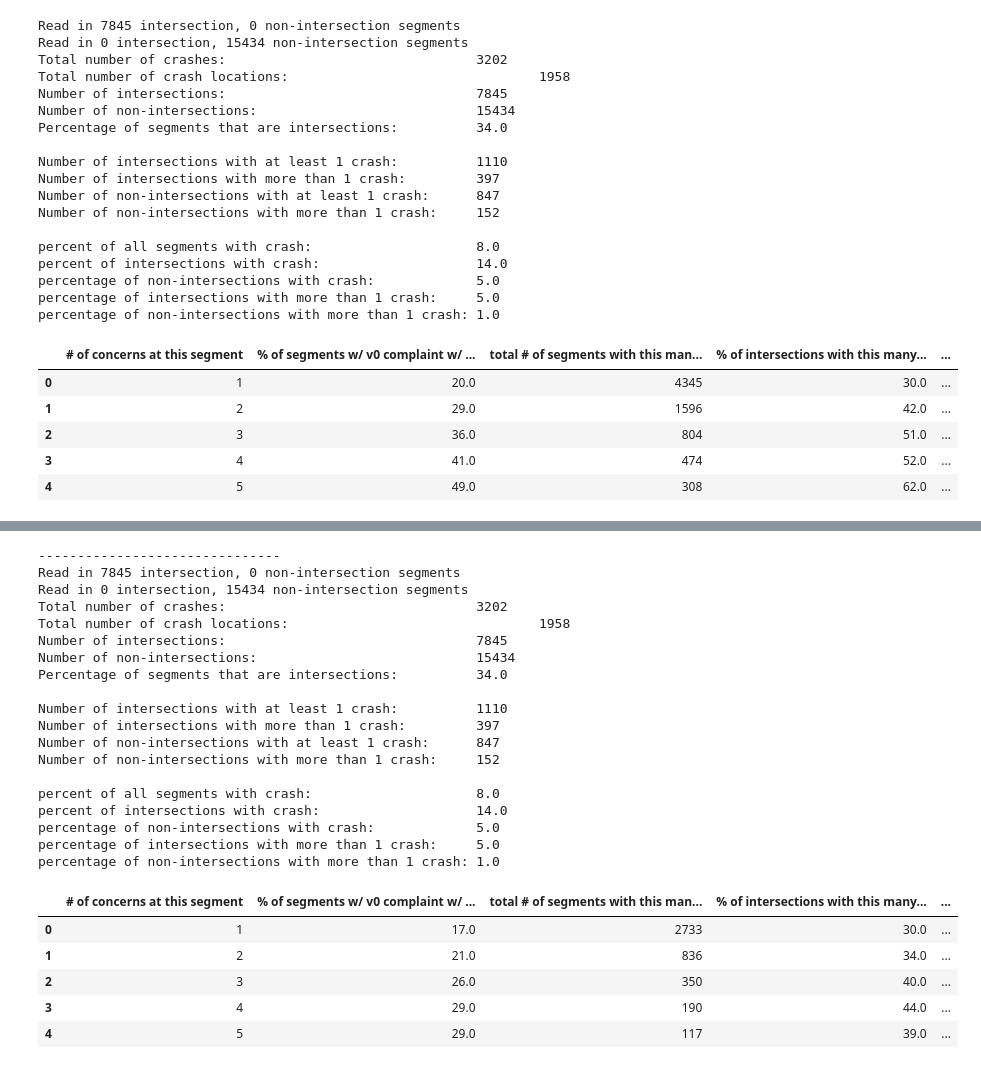
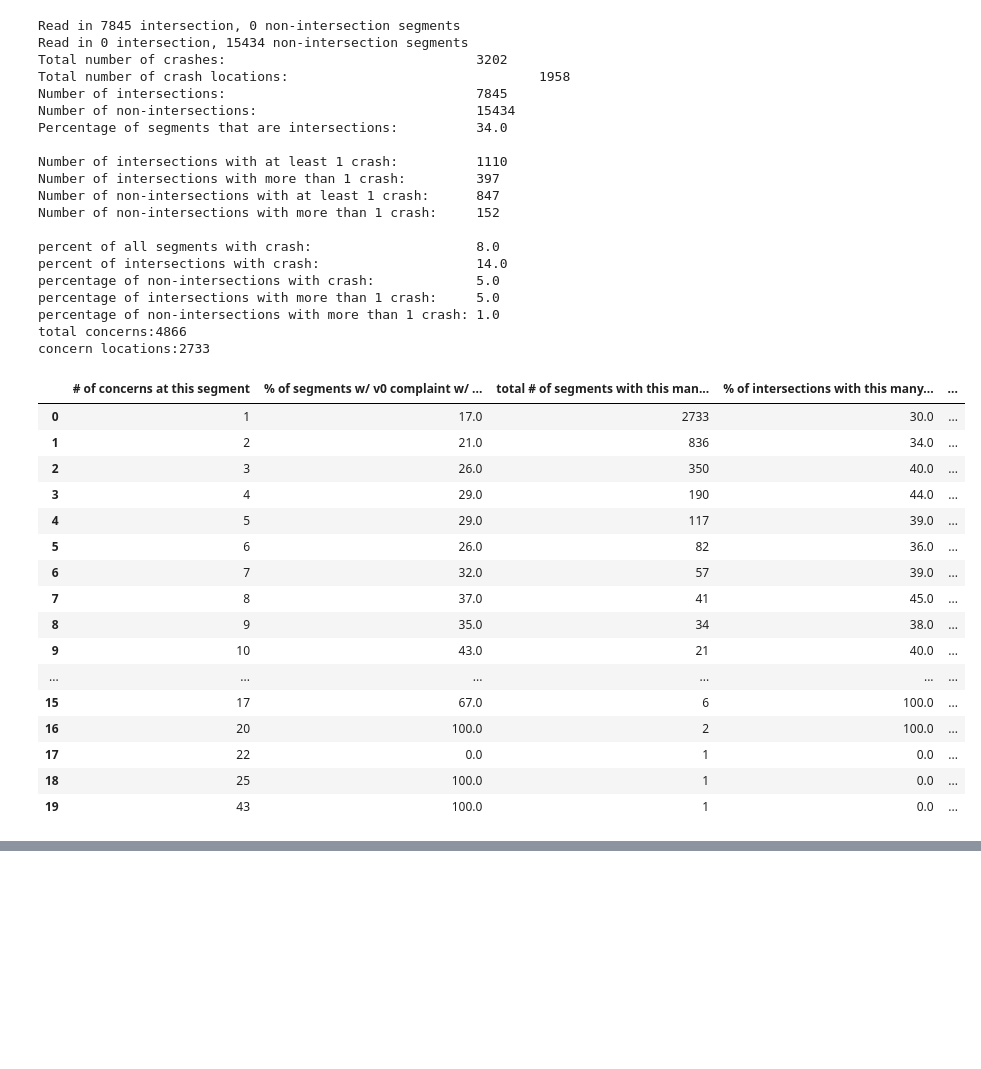
Before and after one commit to insight-lane/crash-model, a Jupyter notebook: notebooks/vision_zero_analysis.ipynb, the cells around one changed output, grey strips where cells are left out. Cells and saved outputs as stored; diff of their text form; code cells hidden in the pictures; blank space fills up the shorter version.

```diff
--- a/notebooks/vision_zero_analysis.ipynb
+++ b/notebooks/vision_zero_analysis.ipynb
@@ -58,7 +58,7 @@ def print_concern_summary(results):
     at varying counts of concerns?
     """
 
-    results = results[0:5]
+    results = results[0:20]
 
     display(pd.DataFrame(results, columns=[
         '# of concerns at this segment',
@@ -87,7 +87,7 @@ def print_concerns_by_type(results):
     df.sort_values(by="# of segments with this type of a request total", ascending=0)
     display(df)
 # %%
-def print_analysis_for_city(dir, crash_file, concern_file, category_field='REQUESTTYPE', years=None, cutoff=100):
+def print_analysis_for_city(dir, crash_file, concern_file, category_field='REQUESTTYPE', years=None, yearfield='CALENDAR_DATE', cutoff=100):
     inters = util.read_segments(os.path.join(dir, 'processed/maps'), get_non_inter=False)
     non_inters = util.read_segments(os.path.join(dir, 'processed/maps'), get_inter=False)
     inter_count = len(inters[0])
@@ -97,7 +97,7 @@ def print_analysis_for_city(dir, crash_file, concern_file, category_field='REQUE
     concern_file = os.path.join(dir, 'processed', concern_file)
 
     crash_data, crashes = util.group_json_by_location(
-        crash_file, years=years, yearfield='CALENDAR_DATE')
+        crash_file, yearfield=yearfield, years=years)
     concern_data, concerns = util.group_json_by_location(
         concern_file,
         otherfields=[category_field])
@@ -107,6 +107,8 @@ def print_analysis_for_city(dir, crash_file, concern_file, category_field='REQUE
     print_summary(total_crashes, crashes, crash_results, inter_count, non_inter_count)
     total_count, total_loc, inter_total, inter_loc, non_inter_total, non_inter_loc, concern_summary = analysis_util.summary_concern_counts(
         crashes, concerns)
+    print "total concerns:" + str(len(concern_data))
+    print "concern locations:" + str(len(concerns))
     results = analysis_util.concern_percentages(concern_summary)
     print_concern_summary(results)
 
@@ -116,33 +118,46 @@ def print_analysis_for_city(dir, crash_file, concern_file, category_field='REQUE
         concerns_by_type, cutoff)
     print_concerns_by_type(concern_percent_by_type)
 # %%
-print_analysis_for_city('../osm-data', 'crash_joined.json', 'concern_joined.json', years=[2016])
-print "-------------------------------"
+#print_analysis_for_city('../osm-data', 'crash_joined.json', 'concern_joined.json', years=[2016])
+#print "-------------------------------"
 print_analysis_for_city('../osm-data',
                         'crash_joined.json', 'see_click_fix_joined.json', category_field='type', years=[2016], cutoff=20)
 # %% [output]
 Read in 7845 intersection, 0 non-intersection segments
 Read in 0 intersection, 15434 non-intersection segments
 Total number of crashes:                                3202
 Total number of crash locations:                                1958
 Number of intersections:                                7845
 Number of non-intersections:                            15434
 Percentage of segments that are intersections:          34.0
 
 Number of intersections with at least 1 crash:          1110
 Number of intersections with more than 1 crash:         397
 Number of non-intersections with at least 1 crash:      847
 Number of non-intersections with more than 1 crash:     152
 
 percent of all segments with crash:                     8.0
 percent of intersections with crash:                    14.0
 percentage of non-intersections with crash:             5.0
 percentage of intersections with more than 1 crash:     5.0
 percentage of non-intersections with more than 1 crash: 1.0
+total concerns:4866
+concern locations:2733
 |  | # of concerns at this segment | % of segments w/ v0 complaint w/ ... | total # of segments with this man... | % of intersections with this many... | ... |
-| 0 | 1 | 20.0 | 4345 | 30.0 | ... |
-| 1 | 2 | 29.0 | 1596 | 42.0 | ... |
-| 2 | 3 | 36.0 | 804 | 51.0 | ... |
-| 3 | 4 | 41.0 | 474 | 52.0 | ... |
-| 4 | 5 | 49.0 | 308 | 62.0 | ... |
+| 0 | 1 | 17.0 | 2733 | 30.0 | ... |
+| 1 | 2 | 21.0 | 836 | 34.0 | ... |
+| 2 | 3 | 26.0 | 350 | 40.0 | ... |
+| 3 | 4 | 29.0 | 190 | 44.0 | ... |
+| 4 | 5 | 29.0 | 117 | 39.0 | ... |
+| 5 | 6 | 26.0 | 82 | 36.0 | ... |
+| 6 | 7 | 32.0 | 57 | 39.0 | ... |
+| 7 | 8 | 37.0 | 41 | 45.0 | ... |
+| 8 | 9 | 35.0 | 34 | 38.0 | ... |
+| 9 | 10 | 43.0 | 21 | 40.0 | ... |
+| ... | ... | ... | ... | ... | ... |
+| 15 | 17 | 67.0 | 6 | 100.0 | ... |
+| 16 | 20 | 100.0 | 2 | 100.0 | ... |
+| 17 | 22 | 0.0 | 1 | 0.0 | ... |
+| 18 | 25 | 100.0 | 1 | 0.0 | ... |
+| 19 | 43 | 100.0 | 1 | 0.0 | ... |
 |  | Request type | % of segments with this type of r... | # of segments with this type of r... | # of segments with this type of a... | % of intersections with this type... | ... |
@@ -164,25 +179,0 @@ percentage of non-intersections with more than 1 crash: 1.0
--------------------------------
-Read in 7845 intersection, 0 non-intersection segments
-Read in 0 intersection, 15434 non-intersection segments
-Total number of crashes:                                3202
-Total number of crash locations:                                1958
-Number of intersections:                                7845
-Number of non-intersections:                            15434
-Percentage of segments that are intersections:          34.0
-
-Number of intersections with at least 1 crash:          1110
-Number of intersections with more than 1 crash:         397
-Number of non-intersections with at least 1 crash:      847
-Number of non-intersections with more than 1 crash:     152
-
-percent of all segments with crash:                     8.0
-percent of intersections with crash:                    14.0
-percentage of non-intersections with crash:             5.0
-percentage of intersections with more than 1 crash:     5.0
-percentage of non-intersections with more than 1 crash: 1.0
-|  | # of concerns at this segment | % of segments w/ v0 complaint w/ ... | total # of segments with this man... | % of intersections with this many... | ... |
-| 0 | 1 | 17.0 | 2733 | 30.0 | ... |
-| 1 | 2 | 21.0 | 836 | 34.0 | ... |
-| 2 | 3 | 26.0 | 350 | 40.0 | ... |
-| 3 | 4 | 29.0 | 190 | 44.0 | ... |
-| 4 | 5 | 29.0 | 117 | 39.0 | ... |
```
Also changed, not shown: parts of 3 cells of this notebook.
